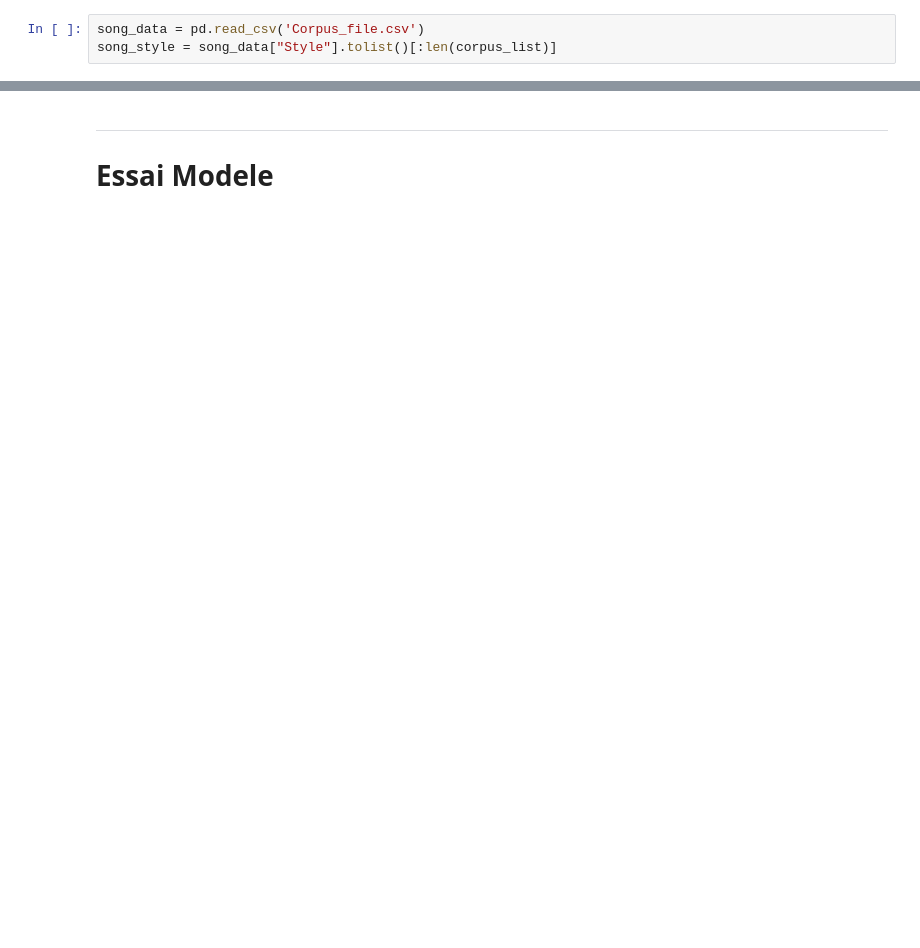
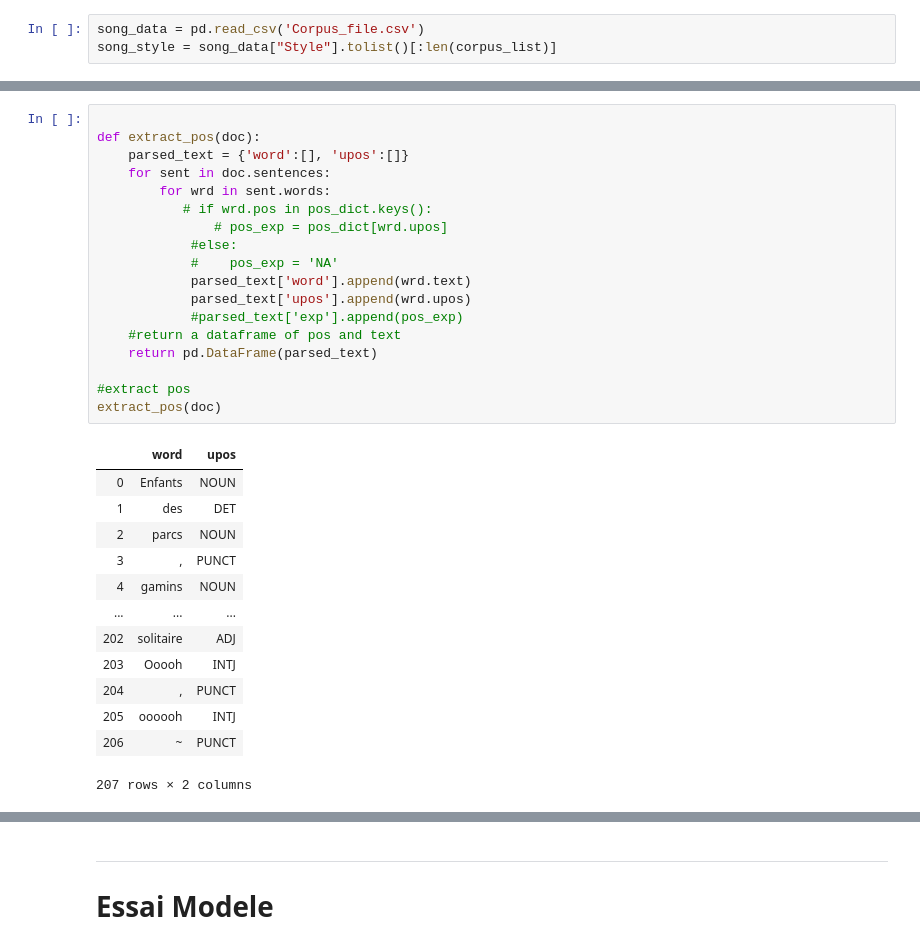
Before and after one commit to SylvainPovia/NiceLyrics, a Jupyter notebook: Analyse_Text_StanfordNLP.ipynb, the cells around one changed output, grey strips where cells are left out. Drawn from its saved outputs; the diff is of its cells as text; blank space fills up the shorter version.

```diff
--- a/Analyse_Text_StanfordNLP.ipynb
+++ b/Analyse_Text_StanfordNLP.ipynb
@@ -118,0 +153,32 @@ for i in range(len(doc.sentences)):
+# %%
+
+def extract_pos(doc):
+    parsed_text = {'word':[], 'upos':[]}
+    for sent in doc.sentences:
+        for wrd in sent.words:
+           # if wrd.pos in pos_dict.keys():
+               # pos_exp = pos_dict[wrd.upos]
+            #else:
+            #    pos_exp = 'NA'
+            parsed_text['word'].append(wrd.text)
+            parsed_text['upos'].append(wrd.upos)
+            #parsed_text['exp'].append(pos_exp)
+    #return a dataframe of pos and text
+    return pd.DataFrame(parsed_text)
+
+#extract pos
+extract_pos(doc)
+# %% [output]
+|  | word | upos |
+| 0 | Enfants | NOUN |
+| 1 | des | DET |
+| 2 | parcs | NOUN |
+| 3 | , | PUNCT |
+| 4 | gamins | NOUN |
+| ... | ... | ... |
+| 202 | solitaire | ADJ |
+| 203 | Ooooh | INTJ |
+| 204 | , | PUNCT |
+| 205 | oooooh | INTJ |
+| 206 | ~ | PUNCT |
+207 rows × 2 columns
```
Also changed, not shown: parts of 18 cells of this notebook, 3 other files.
